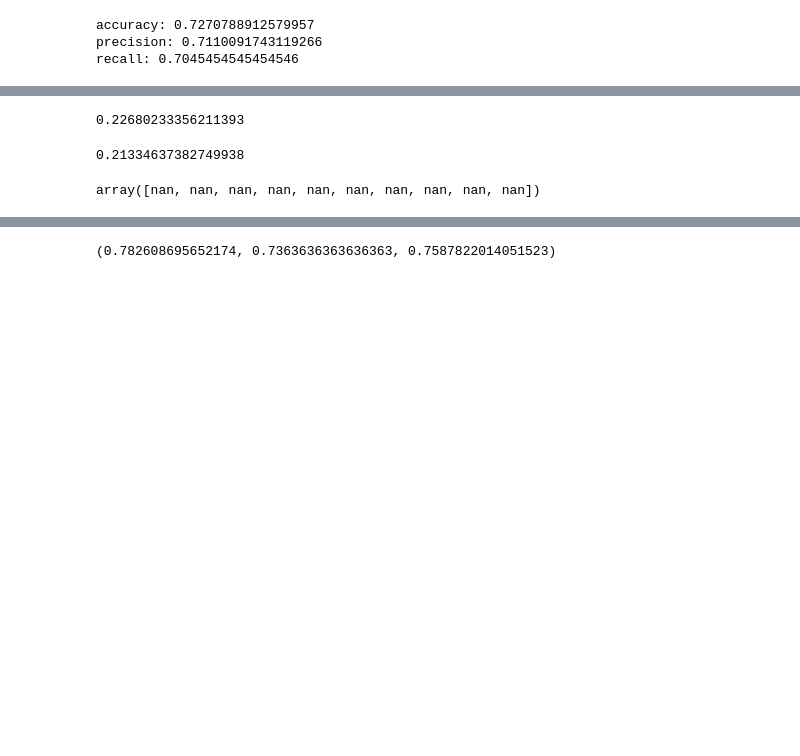
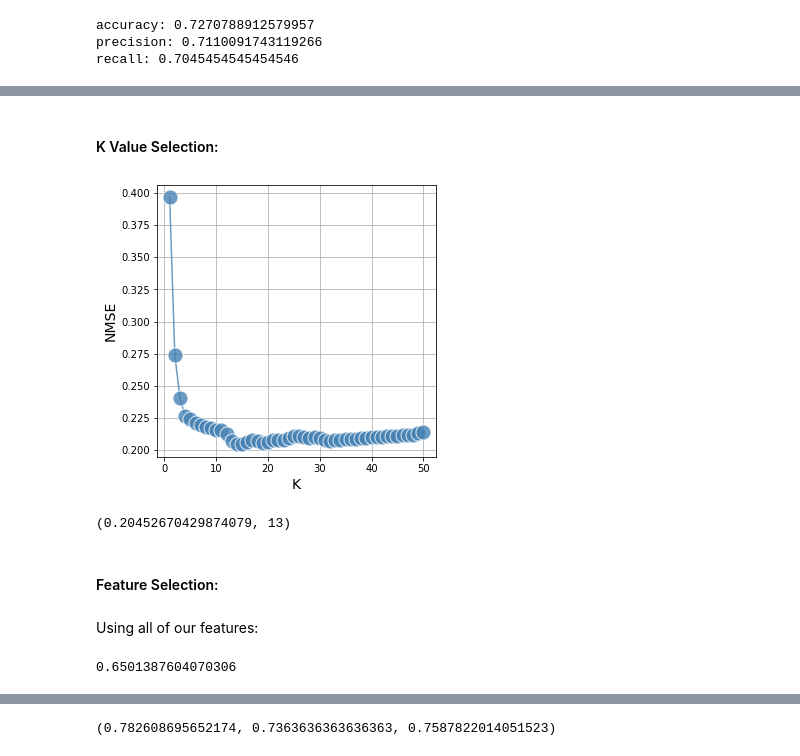
Before and after one commit to marisalong/marisalong.github.io, a Jupyter notebook: DataScienceFinalNotebook.ipynb, the cells around one changed output, grey strips where cells are left out. Cells and saved outputs as stored; diff of their text form; code cells hidden in the pictures; blank space fills up the shorter version.

```diff
--- a/DataScienceFinalNotebook.ipynb
+++ b/DataScienceFinalNotebook.ipynb
@@ -1144,21 +1063,2 @@ scores = cross_val_score(pipeline, X_dict, y,
-# %%
-# Without ASF
-features = ["eTIV", "MMSE", "SES", "EDUC_Y", "Sex_binary", "nWBV", "Brain pH"]
-X_dict = alz_model_df[features].to_dict(orient="records")
-y = alz_model_df["cog_status_num"]
-
-scores = cross_val_score(pipeline, X_dict, y,
-                         cv=5, scoring="neg_mean_squared_error")
--np.mean(scores)
-# %% [output]
-0.22680233356211393
-# %%
-features = ["eTIV", "MMSE", "nWBV", "Brain pH"]
-X_dict = alz_model_df[features].to_dict(orient="records")
-y = alz_model_df["cog_status_num"]
-
-scores = cross_val_score(pipeline, X_dict, y,
-                         cv=5, scoring="neg_mean_squared_error")
--np.mean(scores)
-# %% [output]
-0.21334637382749938
+# %% [markdown]
+#### K Value Selection:
@@ -1165,9 +1093,49 @@ scores = cross_val_score(pipeline, X_dict, y,
+# %%
+features = ["Sex_binary", "EDUC_Y", "SES", "MMSE", "eTIV", "nWBV", "ASF", "Brain pH"]
+X_train_dict = alz_model_df[features].to_dict(orient="records")
+y_train = alz_model_df["cog_status_num"]
+
+vec = DictVectorizer(sparse=False)
+vec.fit(X_train_dict)
+X_train_sc = vec.transform(X_train_dict)
+
+nan = np.nan
+imputer = KNNImputer(n_neighbors=2, weights="uniform")
+X_train_sc = imputer.fit_transform(X_train_sc)
+
+nmses = []
+k_opts = [i for i in range(1, 51, 1)]
+for k in k_opts:
+    nmse = -np.mean(model_testing_k(features, y_train, 'neg_mean_squared_error', k))
+    nmses.append(nmse)
+# %%
+fig, ax = plt.subplots(1,1,figsize=(5,5))
+
+ax.plot(k_opts, nmses, marker="o", linestyle="-",markersize=15, color="steelblue", markeredgecolor="white", alpha=0.8)
+
+ax.set_ylabel("NMSE", fontsize=14)
+ax.set_xlabel("K", fontsize=14)
+plt.grid()
+plt.show()
+# %% [output]
+[figure, added]
+# %%
+nmses_series = pd.Series(nmses)
+min_nmse = nmses_series.min()
+idxmin_nmse = nmses_series.idxmin()
+(min_nmse, idxmin_nmse)
+# The error is reduced to 20.4% at 13
+# %% [output]
+(0.20452670429874079, 13)
+# %% [markdown]
+#### Feature Selection:
+# %% [markdown]
+Using all of our features:
 # %%
 # define the training data
 features = ["Sex_binary", "EDUC_Y", "SES", "MMSE", "eTIV", "nWBV", "ASF", "Brain pH"]
 X_train_dict = alz_model_df[features].to_dict(orient="records")
 y_train = alz_model_df["cog_status"]
-
 
 # convert categorical variables to dummy variables
 vec = DictVectorizer(sparse=False)
@@ -1180,9 +1148,9 @@ pipeline = Pipeline([
     ("scaler", scaler),
     ("model", model)
 ])
-
-# calculate test accuracy
-cross_val_score(pipeline, X_train, y_train,
-                cv=10, scoring='accuracy')
-# %% [output]
-array([nan, nan, nan, nan, nan, nan, nan, nan, nan, nan])
+# %%
+# calculate test accuracy
+cross_val_score(pipeline, X_train, y_train,
+                cv=10, scoring='accuracy').mean()
+# %% [output]
+0.6501387604070306
```
Also changed, not shown: parts of 21 cells of this notebook.
